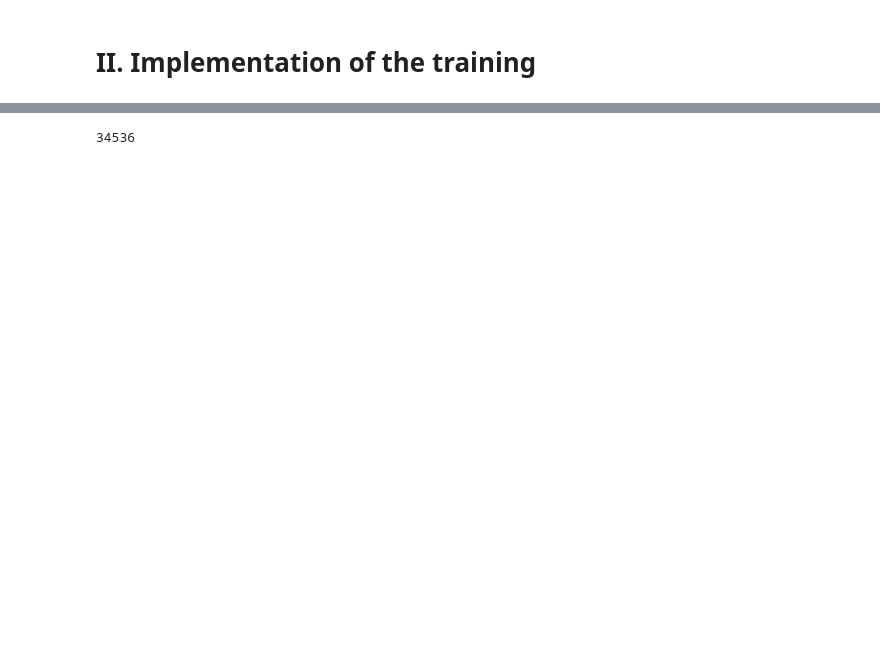
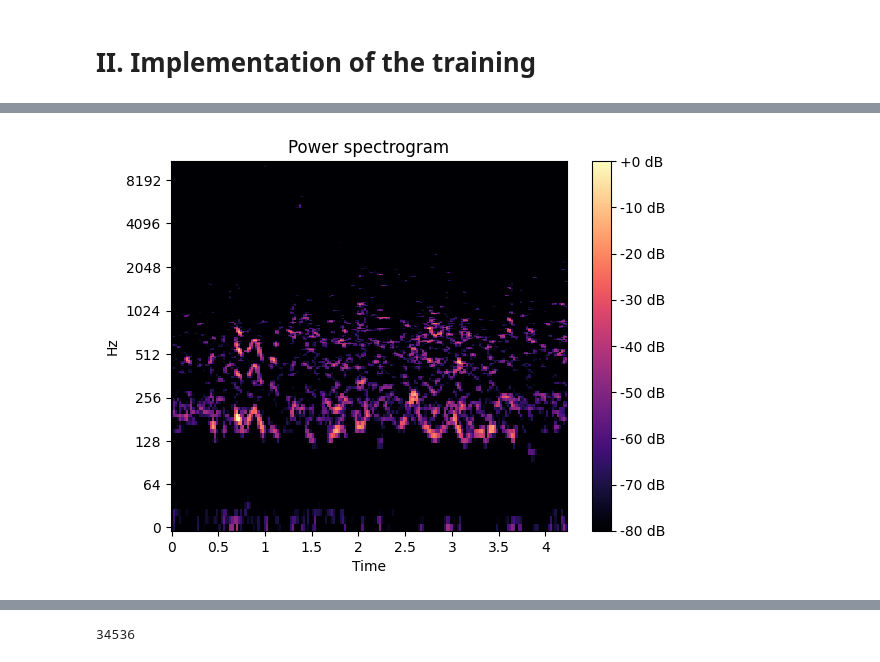
Before and after one commit to VincentCsNv/Simulation_logicielle, a Jupyter notebook: notebook_base_projet.ipynb, the cells around one changed output, grey strips where cells are left out. Cells and saved outputs as stored; diff of their text form; code cells hidden in the pictures; blank space fills up the shorter version.

```diff
--- a/notebook_base_projet.ipynb
+++ b/notebook_base_projet.ipynb
@@ -105,4 +54,0 @@ We used a superposition of 2 noise(s)
-# %%
-#Calcul puissance du signal
-signal_stft_abs = np.abs(signal_test_0)**2
-signal_stft_abs.shape
@@ -125,0 +189,4 @@ noisy_signal_stft_1 = librosa.stft(noisy_signal_1)
+# %%
+display_spectogramm(noisy_signal_stft_abs)
+# %% [output]
+[figure, added]
```
Also changed, not shown: parts of 47 cells of this notebook.
